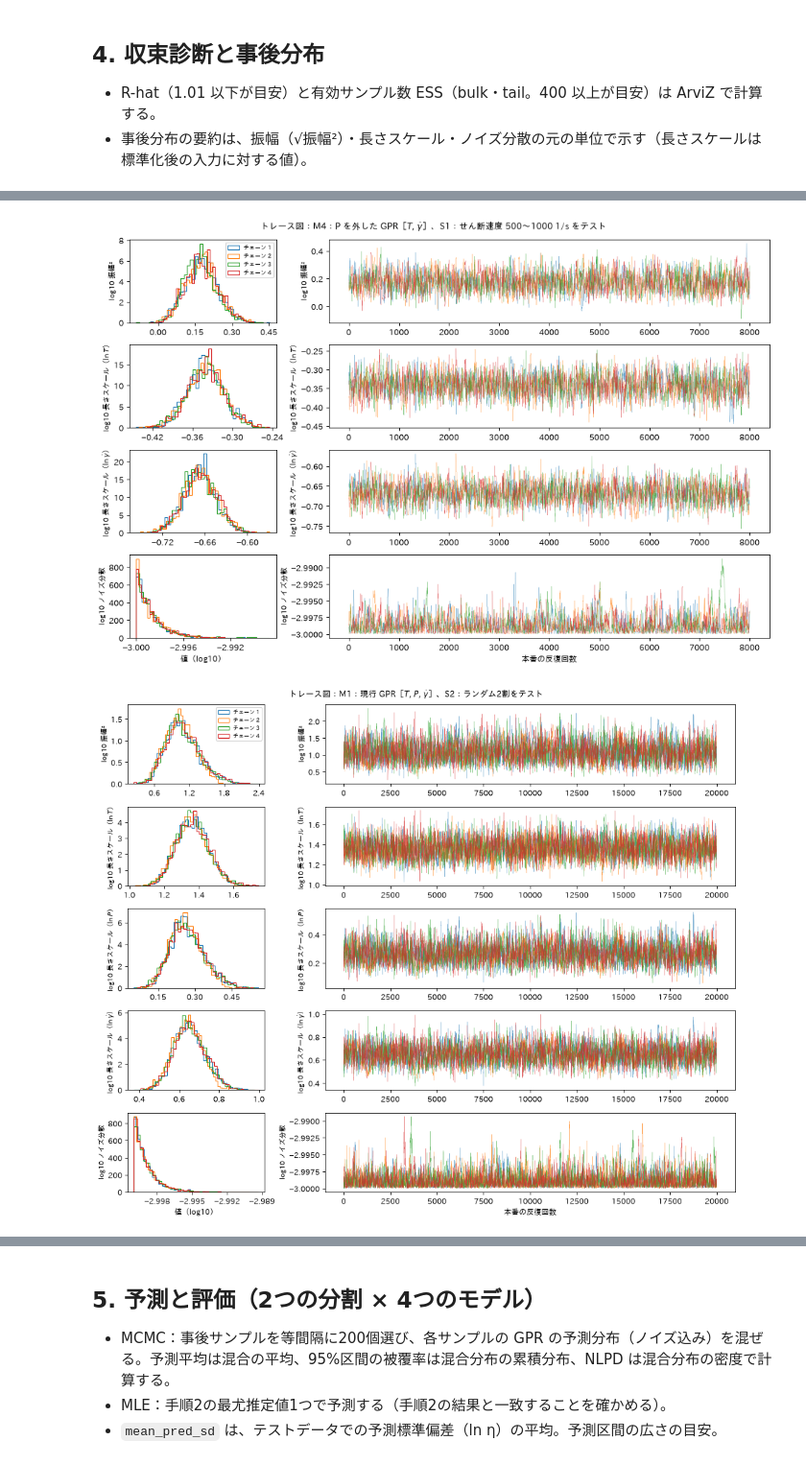
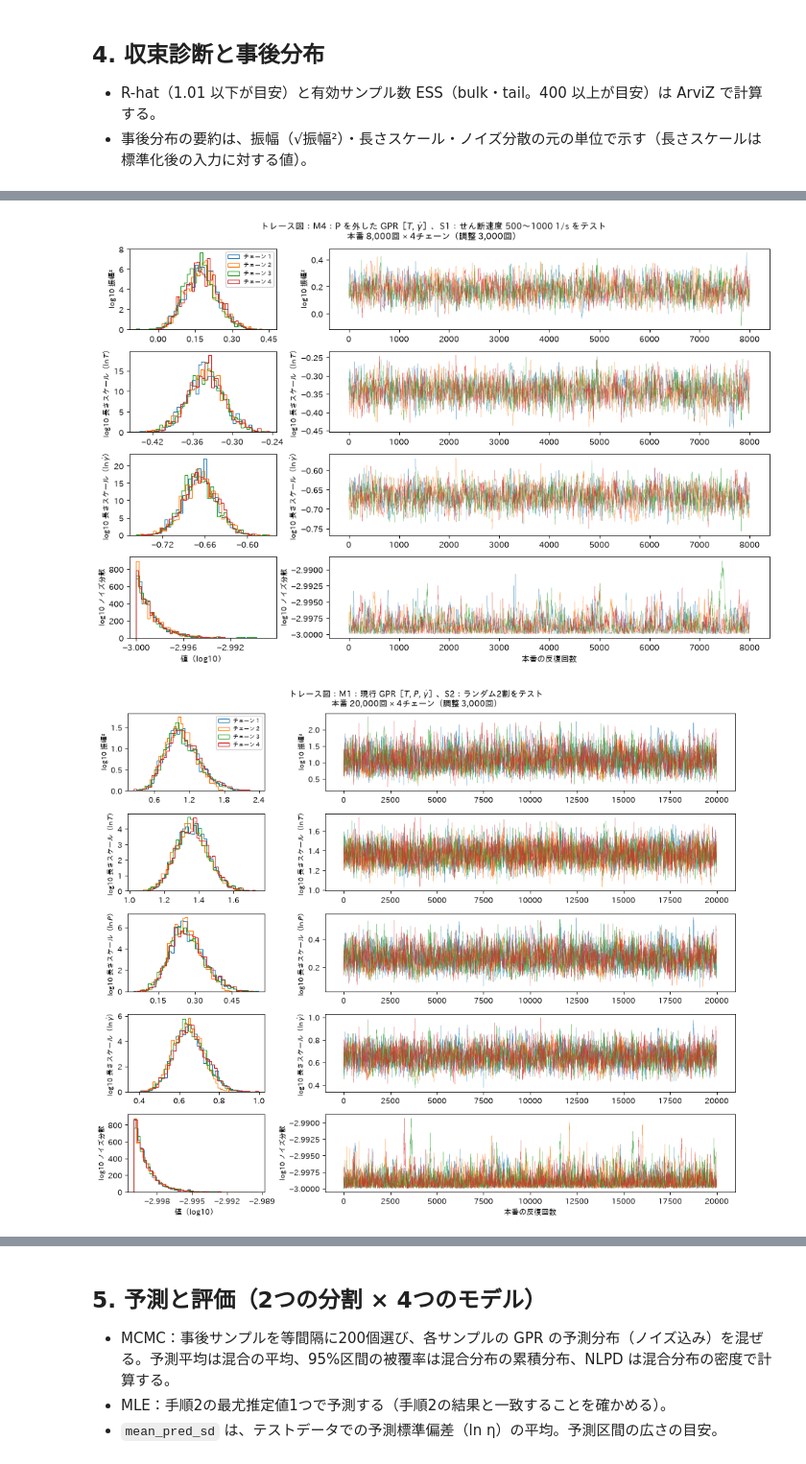
Before and after one commit to tomolist/gaussian-process3, a Jupyter notebook: 01_機械学習コードフォルダ/手順2_MCMC版_現行モデル再現とリーク確認.ipynb, the cells around one changed output, grey strips where cells are left out. Shown at 96% size. Drawn from its saved outputs; the diff is of its cells as text; code cells hidden in the pictures.

```diff
--- a/01_機械学習コードフォルダ/手順2_MCMC版_現行モデル再現とリーク確認.ipynb
+++ b/01_機械学習コードフォルダ/手順2_MCMC版_現行モデル再現とリーク確認.ipynb
@@ -317,6 +318,21 @@ for s_idx, (s, te) in enumerate(SPLITS.items()):
         chain_info.to_csv(info_path, index=False)
         acc_txt = ", ".join(f"{r['acc_samp']:.2f}" for r in res)
         print(f"{s} {name}: 完了（{wall / 60:.1f} 分、本番の採択率 {acc_txt}）")
+
+# 組み合わせごとのサンプリングの回数（保存したサンプルから数えた実際の値。調整の回数は設定値）
+RUN_INFO = {key: {"chains": int(t["chain"].nunique()), "n_warm": N_WARM,
+                  "n_samp_per_chain": int(len(t) // t["chain"].nunique()), "draws_total": int(len(t))}
+            for key, t in traces.items()}
+
+
+def run_label(s, name):
+    r = RUN_INFO[(s, name)]
+    return f"本番 {r['n_samp_per_chain']:,}回 × {r['chains']}チェーン（調整 {r['n_warm']:,}回）"
+
+
+run_df = pd.DataFrame([{"split": s, "model": name, **info} for (s, name), info in RUN_INFO.items()])
+print("\n【サンプリングの回数】（chains：チェーン数、n_warm：調整の回数、n_samp_per_chain：1チェーンあたりの本番の回数、draws_total：本番のサンプルの合計）")
+print(run_df.to_string(index=False))
 # %% [output]
 S1 M1: 保存済みのサンプルを読み込み（..\results\step2_mcmc\posterior_S1_M1.csv）
 S1 M4: 保存済みのサンプルを読み込み（..\results\step2_mcmc\posterior_S1_M4.csv）
@@ -348,7 +370,8 @@ for (s, name), trace in traces.items():
         if col == "log_c":                        # 振幅² → 振幅
             v, label, mle = np.sqrt(v), "amplitude", np.sqrt(mle)
         q = np.percentile(v, [2.5, 50, 97.5])
-        rows.append({"split": s, "model": name, "param": label, "MLE": mle, "post_mean": v.mean(), "post_sd": v.std(ddof=1),
+        rows.append({"split": s, "model": name, **RUN_INFO[(s, name)], "param": label, "MLE": mle,
+                     "post_mean": v.mean(), "post_sd": v.std(ddof=1),
                      "q2.5": q[0], "median": q[1], "q97.5": q[2],
                      "r_hat": diag.loc[col, "r_hat"], "ess_bulk": diag.loc[col, "ess_bulk"], "ess_tail": diag.loc[col, "ess_tail"]})
 post_df = pd.DataFrame(rows)
@@ -360,7 +383,7 @@ stat_rows = []
 for (s, name), trace in traces.items():
     ci = chain_info.query("split == @s and model == @name")
     p = post_df.query("split == @s and model == @name")
-    stat_rows.append({"split": s, "model": name, "draws": len(trace),
+    stat_rows.append({"split": s, "model": name, **RUN_INFO[(s, name)],
                       "acc_samp_min": ci["acc_samp"].min(), "acc_samp_max": ci["acc_samp"].max(),
                       "sampling_min": ci["wall_seconds"].iloc[0] / 60,
                       "max_r_hat": p["r_hat"].max(), "min_ess_bulk": p["ess_bulk"].min(), "min_ess_tail": p["ess_tail"].min()})
@@ -405,7 +428,7 @@ for (s, name), trace in traces.items():
     axes[0, 0].legend(fontsize=7)
     axes[-1, 0].set_xlabel("値（log10）")
     axes[-1, 1].set_xlabel("本番の反復回数")
-    fig.suptitle(f"トレース図：{MODELS[name]['label']}、{SPLIT_LABELS[s]}", fontsize=11)
+    fig.suptitle(f"トレース図：{MODELS[name]['label']}、{SPLIT_LABELS[s]}\n{run_label(s, name)}", fontsize=11)
     fig.tight_layout()
     fig.savefig(os.path.join(OUT_DIR, f"fig_trace_{s}_{name}.png"), dpi=FIG_DPI)
     plt.show()
@@ -414,2 +437,2 @@ for (s, name), trace in traces.items():
-[figure, old version]
+[figure, new version]
-[figure, old version]
+[figure, new version]
```
Also changed, not shown: parts of 9 cells of this notebook, 10 other files.
